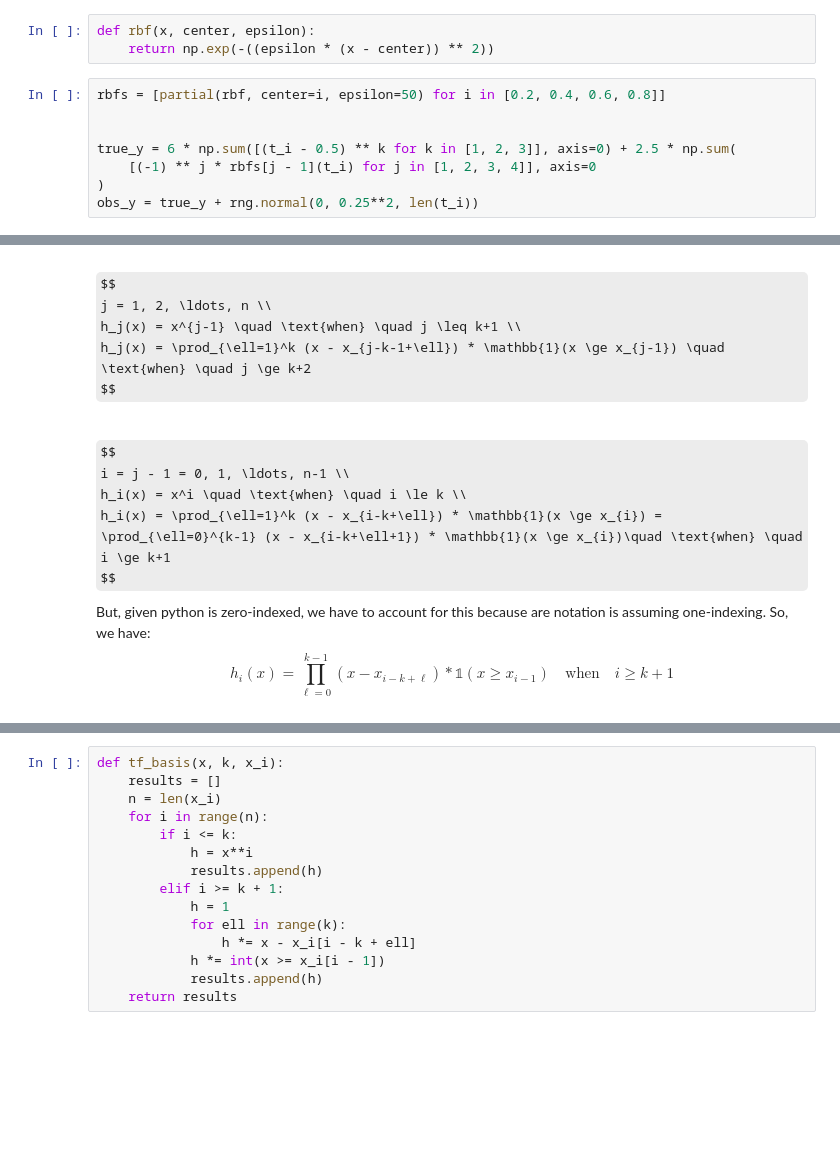
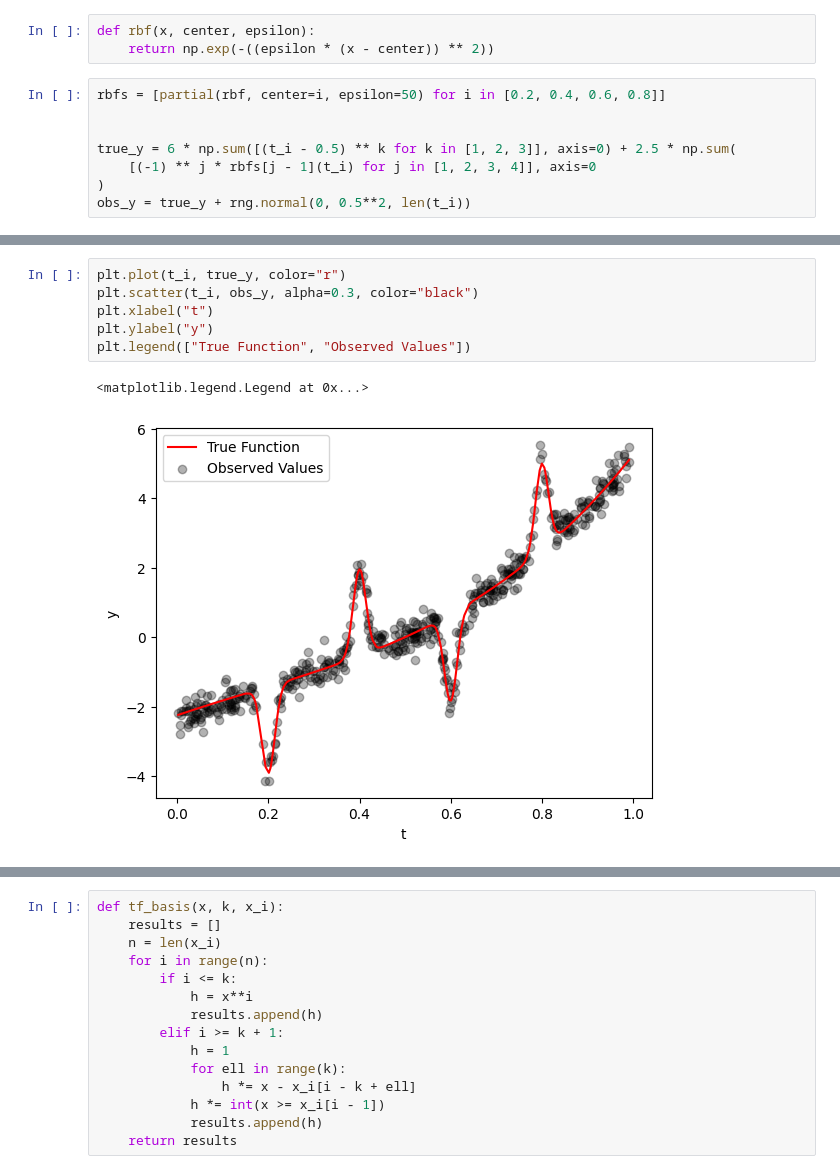
Before and after one commit to eadains/PythonBlogNotebooks, a Jupyter notebook: trend_filtering.ipynb, the cells around one changed output, grey strips where cells are left out. Drawn from its saved outputs; the diff is of its cells as text; some formulas as TeX source; blank space fills up the shorter version.

```diff
--- a/trend_filtering.ipynb
+++ b/trend_filtering.ipynb
@@ -19,4 +37,4 @@ rbfs = [partial(rbf, center=i, epsilon=50) for i in [0.2, 0.4, 0.6, 0.8]]
 true_y = 6 * np.sum([(t_i - 0.5) ** k for k in [1, 2, 3]], axis=0) + 2.5 * np.sum(
     [(-1) ** j * rbfs[j - 1](t_i) for j in [1, 2, 3, 4]], axis=0
 )
-obs_y = true_y + rng.normal(0, 0.25**2, len(t_i))
+obs_y = true_y + rng.normal(0, 0.5**2, len(t_i))
@@ -42,16 +41,9 @@ for x in x_i:
-# %% [markdown]
-$$
-j = 1, 2, \ldots, n \\
-h_j(x) = x^{j-1} \quad \text{when} \quad j \leq k+1 \\
-h_j(x) = \prod_{\ell=1}^k (x - x_{j-k-1+\ell}) * \mathbb{1}(x \ge x_{j-1}) \quad \text{when} \quad j \ge k+2
-$$
-# %% [markdown]
-$$
-i = j - 1 = 0, 1, \ldots, n-1 \\
-h_i(x) = x^i \quad \text{when} \quad i \le k \\
-h_i(x) = \prod_{\ell=1}^k (x - x_{i-k+\ell}) * \mathbb{1}(x \ge x_{i}) = \prod_{\ell=0}^{k-1} (x - x_{i-k+\ell+1}) * \mathbb{1}(x \ge x_{i})\quad \text{when} \quad i \ge k+1
-$$
-But, given python is zero-indexed, we have to account for this because are notation is assuming one-indexing. So, we have:
-$$
-h_i(x) = \prod_{\ell=0}^{k-1} (x - x_{i-k+\ell}) * \mathbb{1}(x \ge x_{i-1})\quad \text{when} \quad i \ge k+1
-$$
+# %%
+plt.plot(t_i, true_y, color="r")
+plt.scatter(t_i, obs_y, alpha=0.3, color="black")
+plt.xlabel("t")
+plt.ylabel("y")
+plt.legend(["True Function", "Observed Values"])
+# %% [output]
+<matplotlib.legend.Legend at 0x...>
+[figure, added]
```
Also changed, not shown: parts of 43 cells of this notebook.
